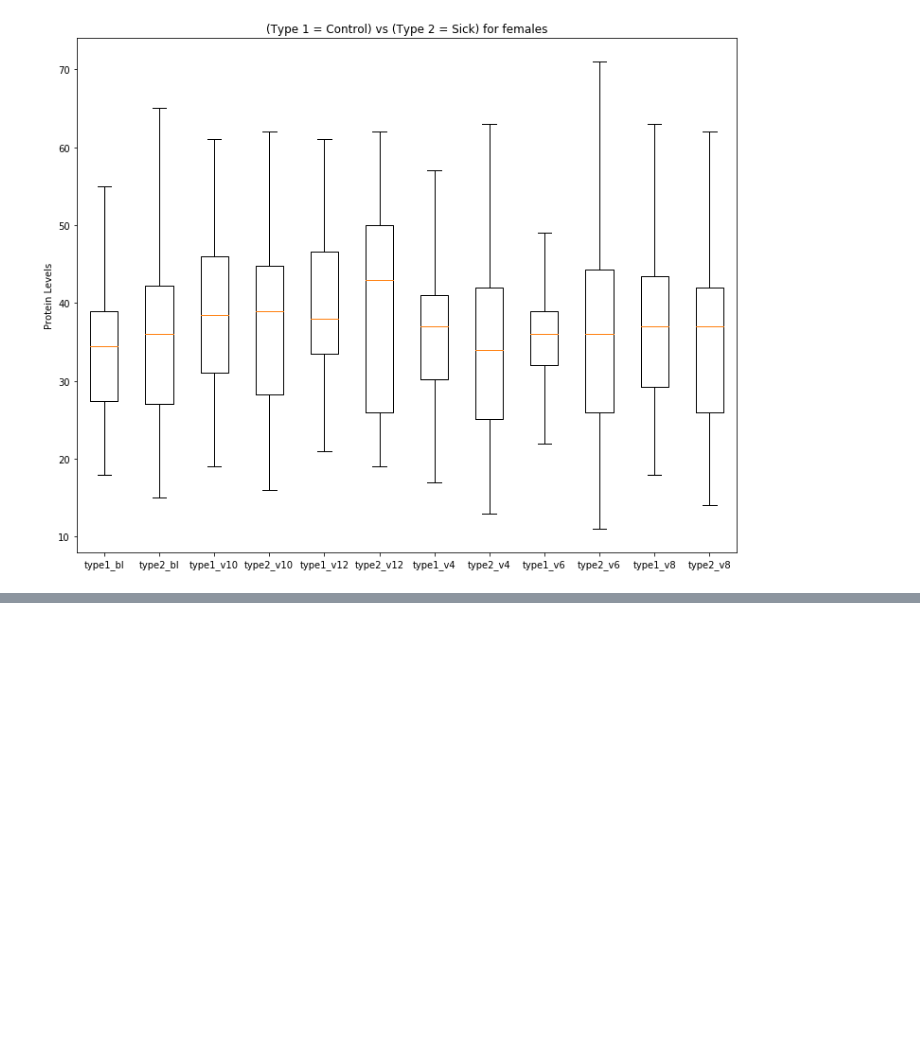
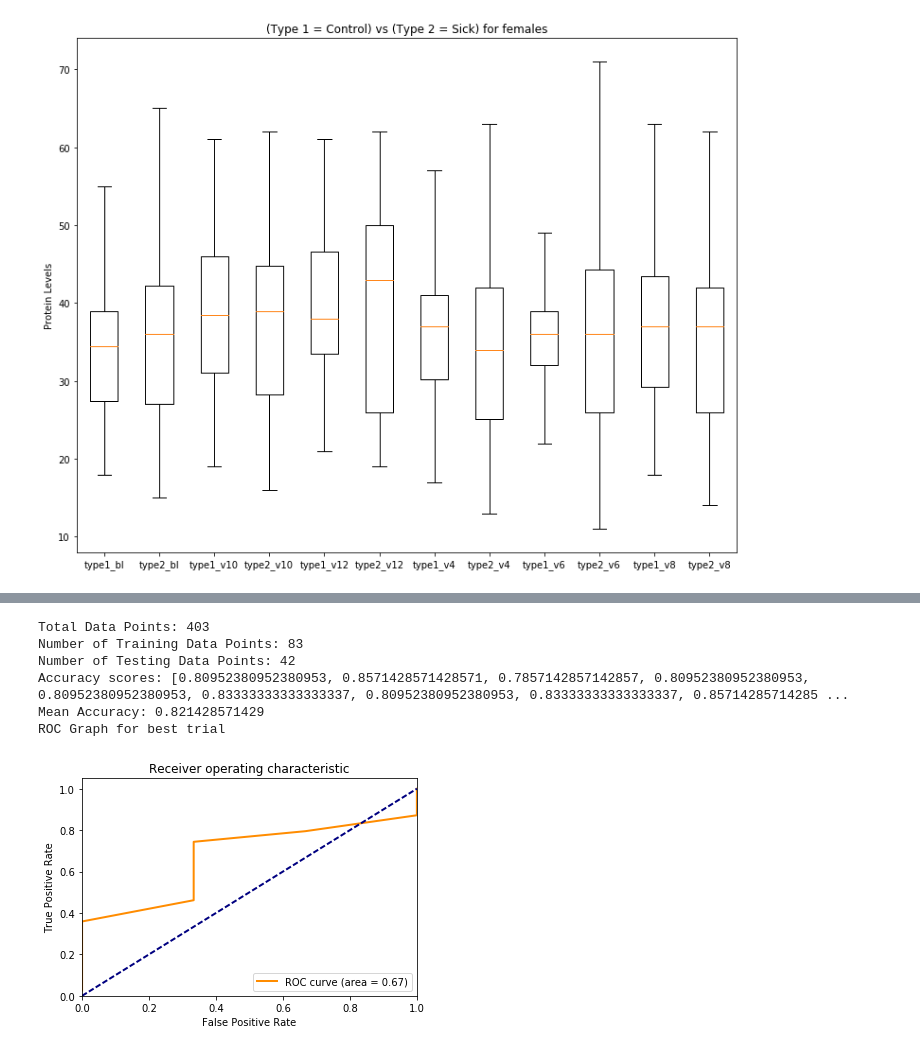
Before and after one commit to Rahul-Khanna/comp_gene, a Jupyter notebook: data_exploration.ipynb, the cells around one changed output, grey strips where cells are left out. Cells and saved outputs as stored; diff of their text form; code cells hidden in the pictures; blank space fills up the shorter version.

```diff
--- a/data_exploration.ipynb
+++ b/data_exploration.ipynb
@@ -38,7 +41,14 @@ The autoreload extension is already loaded. To reload it, use:
 # reading in the data
 # think key - value storage
 # key - patientId
-# value - whole row (including patientID)
+# value - whole row (including patientID) as a dictionary
+# Ex:
+# control = {
+#                 patientId_1 :  {'id' : 1,
+#                                 'type' : 1,
+#                                 ...},
+#                 patinetId_2 : ...
+# }
 control = {}
 sick = {}
 male = {}
@@ -46,7 +56,8 @@ female = {}
 age = []
 months = []
 
-table = pd.read_csv("Master_PL.xlsx - Master_PL.csv",header=0,
+fileName = "Master_PL.xlsx - Master_PL.csv"
+table = pd.read_csv(fileName, header=0,
                     names=["id", "type", "gender", "age", "monthsFromScreening", "protein_BL", "protein_V4",
                           "protein_V6", "protein_V8", "protein_V10", "protein_V12"])
 
@@ -170,0 +135,16 @@ Mean: 0.628571428571
+# %%
+# classifying control vs sick for males
+# sick is class 1
+# fill = True, k = 1, fix = True, morePoints = False, proteins = None
+
+clf = RandomForestClassifier(n_estimators=30, random_state=1)
+print "Total Data Points: " + str(len(maleSplit[0]) + len(maleSplit[1]))
+usefulFunctions.testBinaryClassifier(clf, maleSplit[0], maleSplit[1], testSize=0.33)
+# %% [output]
+Total Data Points: 403
+Number of Training Data Points: 83
+Number of Testing Data Points: 42
+Accuracy scores: [0.80952380952380953, 0.8571428571428571, 0.7857142857142857, 0.80952380952380953, 0.80952380952380953, 0.83333333333333337, 0.80952380952380953, 0.83333333333333337, 0.85714285714285 ...
+Mean Accuracy: 0.821428571429
+ROC Graph for best trial
+[figure, added]
```
Also changed, not shown: parts of 15 cells of this notebook, 1 other file.
